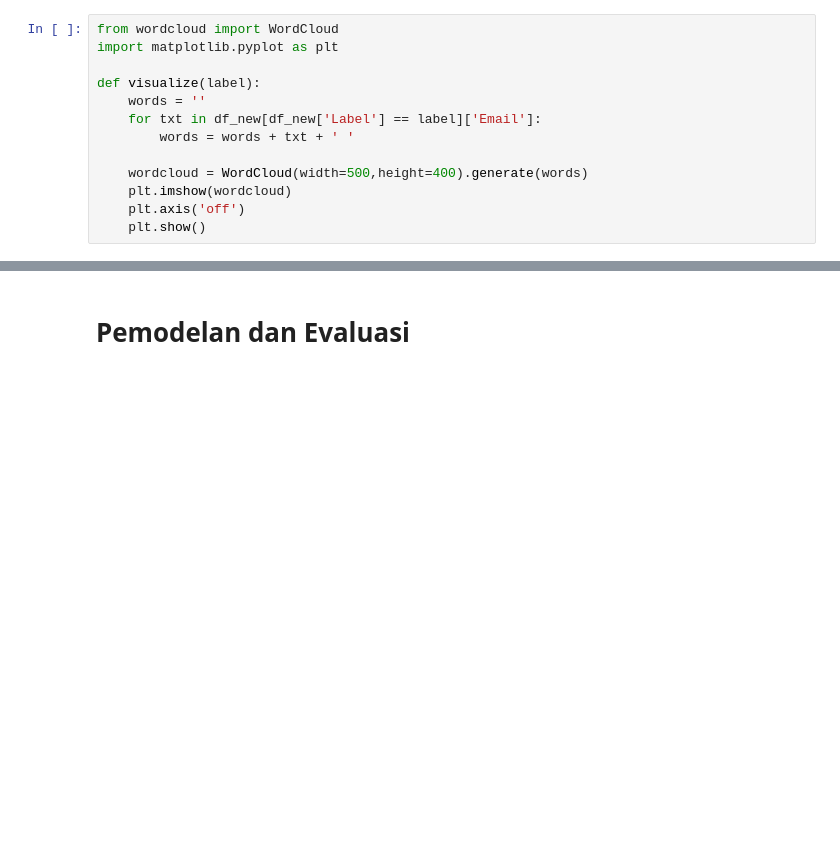
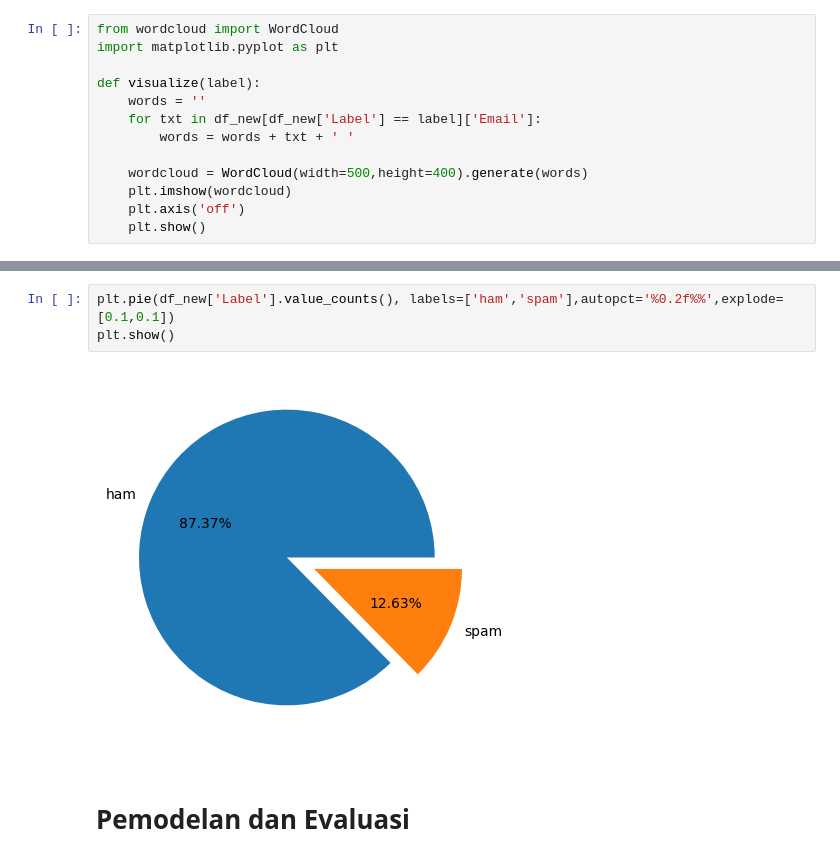
Before and after one commit to alfa000/kung-fu-pandas-fga, a Jupyter notebook: Lembar Kerja Kelompok 3 - Analisis Data.ipynb, the cells around one changed output, grey strips where cells are left out. Saved outputs shown, nothing was run; the diff lists cells and outputs as text; blank space fills up the shorter version.

```diff
--- a/Lembar Kerja Kelompok 3 - Analisis Data.ipynb
+++ b/Lembar Kerja Kelompok 3 - Analisis Data.ipynb
@@ -294,3 +332,8 @@ plt.show()
+# %%
+plt.pie(df_new['Label'].value_counts(), labels=['ham','spam'],autopct='%0.2f%%',explode=[0.1,0.1])
+plt.show()
+# %% [output]
+[figure, added]
 # %% [markdown]
 # Pemodelan dan Evaluasi
 # %% [markdown]
```
Also changed, not shown: parts of 5 cells of this notebook.
